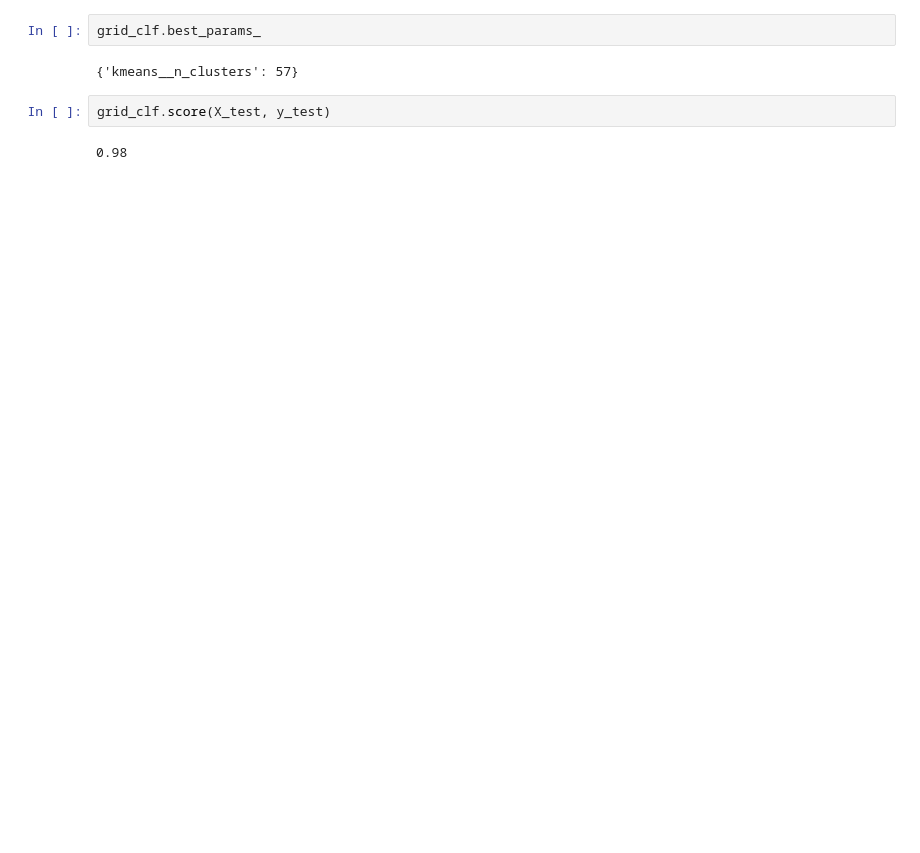
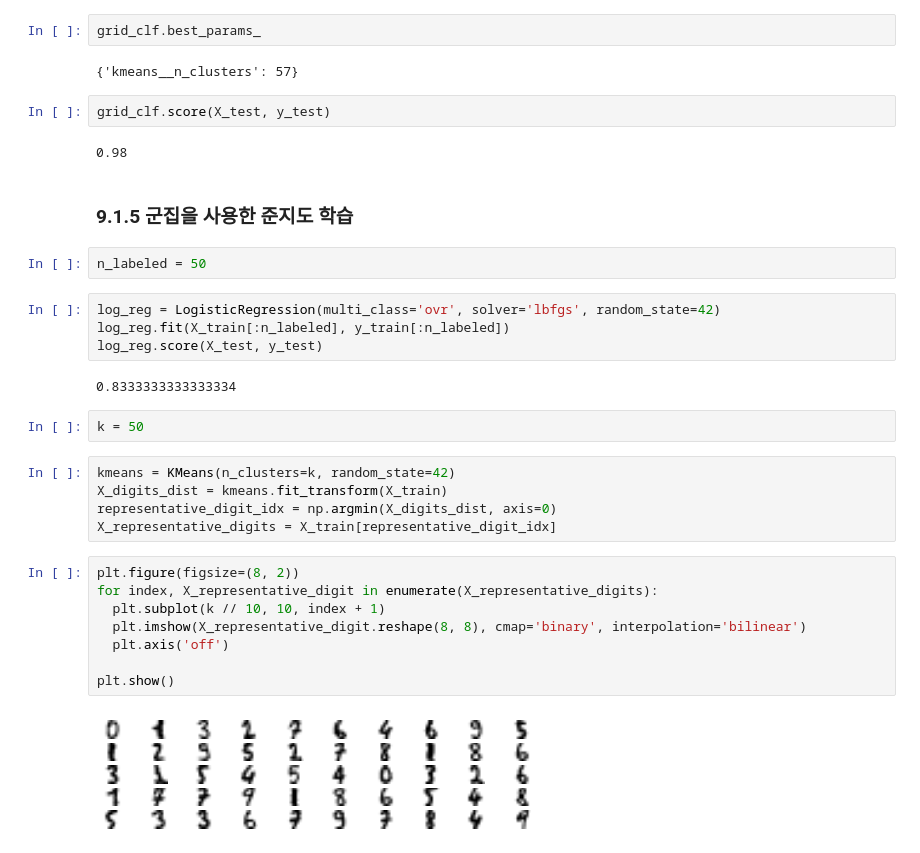
Before and after one commit to J-TKim/HandsOn_machinelearning2, a Jupyter notebook: 09_unsupervised_learning.ipynb, the cells around one changed output. Drawn from its saved outputs; the diff is of its cells as text; blank space fills up the shorter version.

```diff
--- a/09_unsupervised_learning.ipynb
+++ b/09_unsupervised_learning.ipynb
@@ -820,3 +820,30 @@ grid_clf.best_params_
 grid_clf.score(X_test, y_test)
 # %% [output]
 0.98
+# %% [markdown]
+### 9.1.5 군집을 사용한 준지도 학습
+# %%
+n_labeled = 50
+# %%
+log_reg = LogisticRegression(multi_class='ovr', solver='lbfgs', random_state=42)
+log_reg.fit(X_train[:n_labeled], y_train[:n_labeled])
+log_reg.score(X_test, y_test)
+# %% [output]
+0.8333333333333334
+# %%
+k = 50
+# %%
+kmeans = KMeans(n_clusters=k, random_state=42)
+X_digits_dist = kmeans.fit_transform(X_train)
+representative_digit_idx = np.argmin(X_digits_dist, axis=0)
+X_representative_digits = X_train[representative_digit_idx]
+# %%
+plt.figure(figsize=(8, 2))
+for index, X_representative_digit in enumerate(X_representative_digits):
+  plt.subplot(k // 10, 10, index + 1)
+  plt.imshow(X_representative_digit.reshape(8, 8), cmap='binary', interpolation='bilinear')
+  plt.axis('off')
+
+plt.show()
+# %% [output]
+[figure, added]
```
Also changed, not shown: parts of 54 cells of this notebook.
